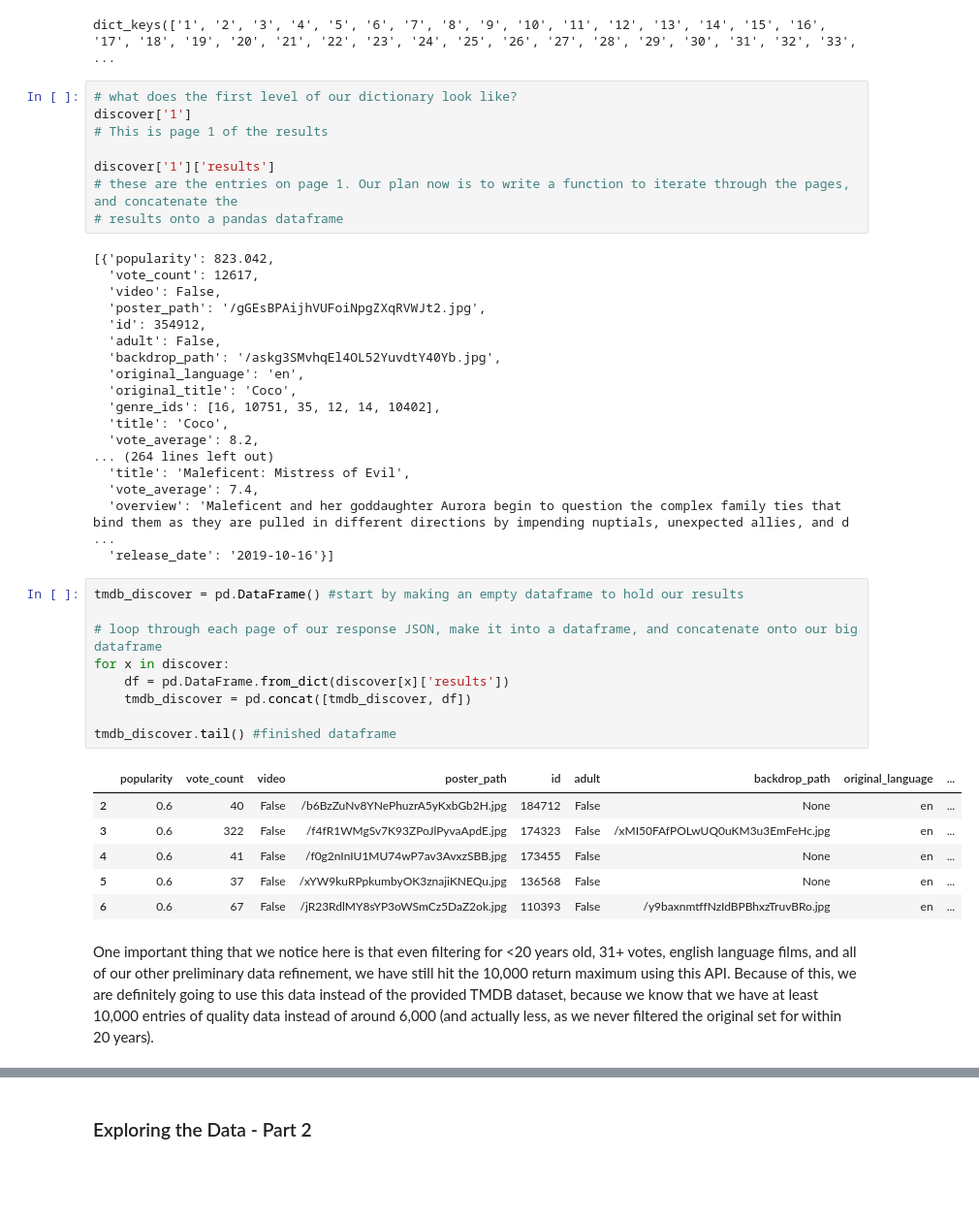
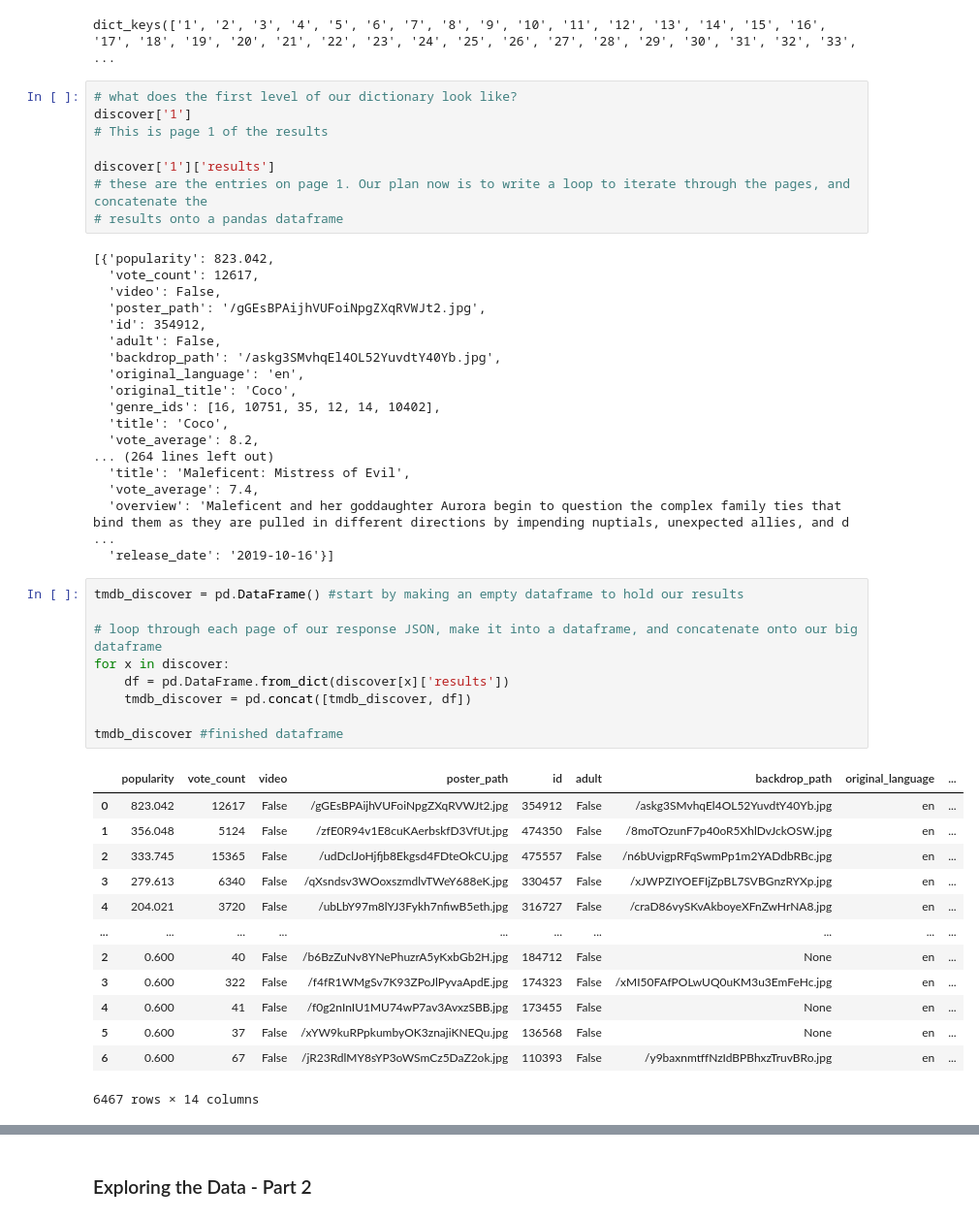
Before and after one commit to threnjen/dsc-mod-1-project-v2-1-online-ds-sp-000, a Jupyter notebook: student.ipynb, the cells around one changed output, grey strips where cells are left out. Shown at 97% size. Saved outputs shown, nothing was run; the diff lists cells and outputs as text; blank space fills up the shorter version.

Commit message:
about to move around notebook parts and need a checkpoint beforehand

```diff
--- a/student.ipynb
+++ b/student.ipynb
@@ -500,7 +451,7 @@ discover['1']
 # This is page 1 of the results
 
 discover['1']['results']
-# these are the entries on page 1. Our plan now is to write a function to iterate through the pages, and concatenate the
+# these are the entries on page 1. Our plan now is to write a loop to iterate through the pages, and concatenate the
 # results onto a pandas dataframe
 # %% [output]
 [{'popularity': 823.042,
@@ -523,18 +474,23 @@ discover['1']['results']
 # %%
 tmdb_discover = pd.DataFrame() #start by making an empty dataframe to hold our results
 
 # loop through each page of our response JSON, make it into a dataframe, and concatenate onto our big dataframe
 for x in discover:
     df = pd.DataFrame.from_dict(discover[x]['results'])
     tmdb_discover = pd.concat([tmdb_discover, df])
 
-tmdb_discover.tail() #finished dataframe
+tmdb_discover #finished dataframe
 # %% [output]
 |  | popularity | vote_count | video | poster_path | id | adult | backdrop_path | original_language | ... |
-| 2 | 0.6 | 40 | False | /b6BzZuNv8YNePhuzrA5yKxbGb2H.jpg | 184712 | False | None | en | ... |
-| 3 | 0.6 | 322 | False | /f4fR1WMgSv7K93ZPoJlPyvaApdE.jpg | 174323 | False | /xMI50FAfPOLwUQ0uKM3u3EmFeHc.jpg | en | ... |
-| 4 | 0.6 | 41 | False | /f0g2nInIU1MU74wP7av3AvxzSBB.jpg | 173455 | False | None | en | ... |
-| 5 | 0.6 | 37 | False | /xYW9kuRPpkumbyOK3znajiKNEQu.jpg | 136568 | False | None | en | ... |
-| 6 | 0.6 | 67 | False | /jR23RdlMY8sYP3oWSmCz5DaZ2ok.jpg | 110393 | False | /y9baxnmtffNzIdBPBhxzTruvBRo.jpg | en | ... |
+| 0 | 823.042 | 12617 | False | /gGEsBPAijhVUFoiNpgZXqRVWJt2.jpg | 354912 | False | /askg3SMvhqEl4OL52YuvdtY40Yb.jpg | en | ... |
+| 1 | 356.048 | 5124 | False | /zfE0R94v1E8cuKAerbskfD3VfUt.jpg | 474350 | False | /8moTOzunF7p40oR5XhlDvJckOSW.jpg | en | ... |
+| 2 | 333.745 | 15365 | False | /udDclJoHjfjb8Ekgsd4FDteOkCU.jpg | 475557 | False | /n6bUvigpRFqSwmPp1m2YADdbRBc.jpg | en | ... |
+| 3 | 279.613 | 6340 | False | /qXsndsv3WOoxszmdlvTWeY688eK.jpg | 330457 | False | /xJWPZIYOEFIjZpBL7SVBGnzRYXp.jpg | en | ... |
+| 4 | 204.021 | 3720 | False | /ubLbY97m8lYJ3Fykh7nfiwB5eth.jpg | 316727 | False | /craD86vySKvAkboyeXFnZwHrNA8.jpg | en | ... |
+| ... | ... | ... | ... | ... | ... | ... | ... | ... | ... |
+| 2 | 0.600 | 40 | False | /b6BzZuNv8YNePhuzrA5yKxbGb2H.jpg | 184712 | False | None | en | ... |
+| 3 | 0.600 | 322 | False | /f4fR1WMgSv7K93ZPoJlPyvaApdE.jpg | 174323 | False | /xMI50FAfPOLwUQ0uKM3u3EmFeHc.jpg | en | ... |
+| 4 | 0.600 | 41 | False | /f0g2nInIU1MU74wP7av3AvxzSBB.jpg | 173455 | False | None | en | ... |
+| 5 | 0.600 | 37 | False | /xYW9kuRPpkumbyOK3znajiKNEQu.jpg | 136568 | False | None | en | ... |
+| 6 | 0.600 | 67 | False | /jR23RdlMY8sYP3oWSmCz5DaZ2ok.jpg | 110393 | False | /y9baxnmtffNzIdBPBhxzTruvBRo.jpg | en | ... |
+6467 rows × 14 columns
-# %% [markdown]
-One important thing that we notice here is that even filtering for <20 years old, 31+ votes, english language films, and all of our other preliminary data refinement, we have still hit the 10,000 return maximum using this API. Because of this, we are definitely going to use this data instead of the provided TMDB dataset, because we know that we have at least 10,000 entries of quality data instead of around 6,000 (and actually less, as we never filtered the original set for within 20 years).
```
Also changed, not shown: parts of 61 cells of this notebook, 2 other files.
